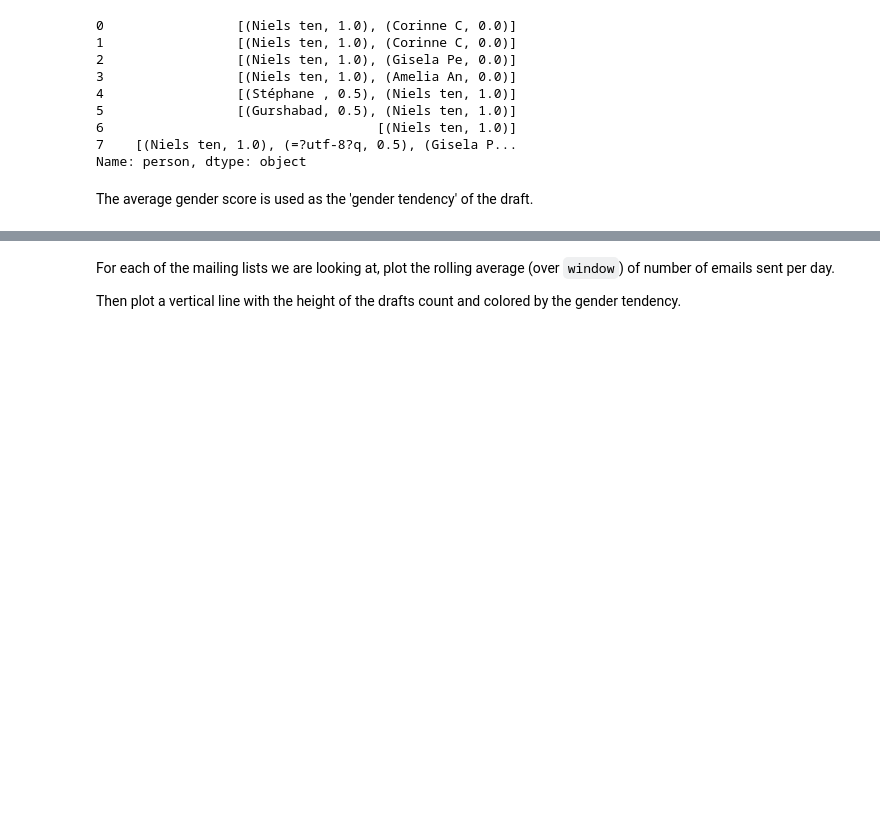
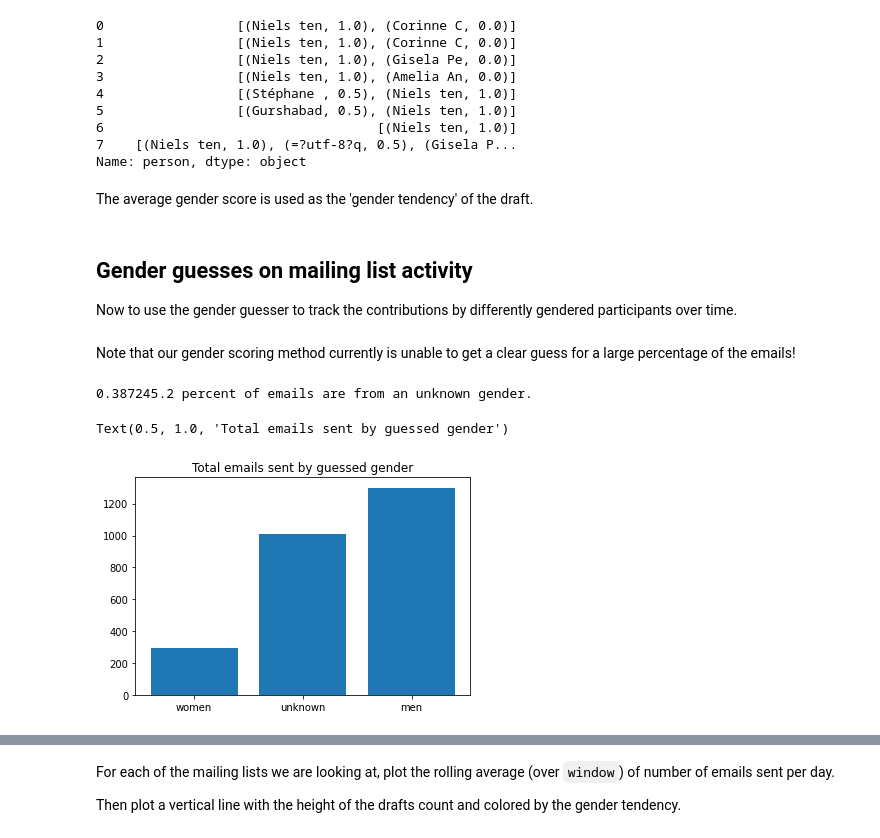
Before and after one commit to datactive/bigbang, a Jupyter notebook: examples/experimental_notebooks/Working Group Emails and Drafts.ipynb, the cells around one changed output, grey strips where cells are left out. Saved outputs shown, nothing was run; the diff lists cells and outputs as text; code cells hidden in the pictures; blank space fills up the shorter version.

```diff
--- a/examples/experimental_notebooks/Working Group Emails and Drafts.ipynb
+++ b/examples/experimental_notebooks/Working Group Emails and Drafts.ipynb
@@ -123,3 +126,7 @@ draft_df['gender tendency'] = draft_df['person'].apply(
     lambda x : sum([gender_score(p.name)
                     for p
                     in x]) / float(len(x)))
+# %% [markdown]
+## Gender guesses on mailing list activity
+
+Now to use the gender guesser to track the contributions by differently gendered participants over time.
@@ -125,0 +140,12 @@ draft_df['gender tendency'] = draft_df['person'].apply(
+# %% [markdown]
+Note that our gender scoring method currently is unable to get a clear guess for a large percentage of the emails!
+# %%
+print("%f.2 percent of emails are from an unknown gender." \
+      % (gender_activity["unknown"].sum() / gender_activity.sum().sum()))
+
+plt.bar(["women","unknown","men"],gender_activity.sum())
+plt.title("Total emails sent by guessed gender")
+# %% [output]
+0.387245.2 percent of emails are from an unknown gender.
+Text(0.5, 1.0, 'Total emails sent by guessed gender')
+[figure, added]
```
Also changed, not shown: parts of 9 cells of this notebook.
